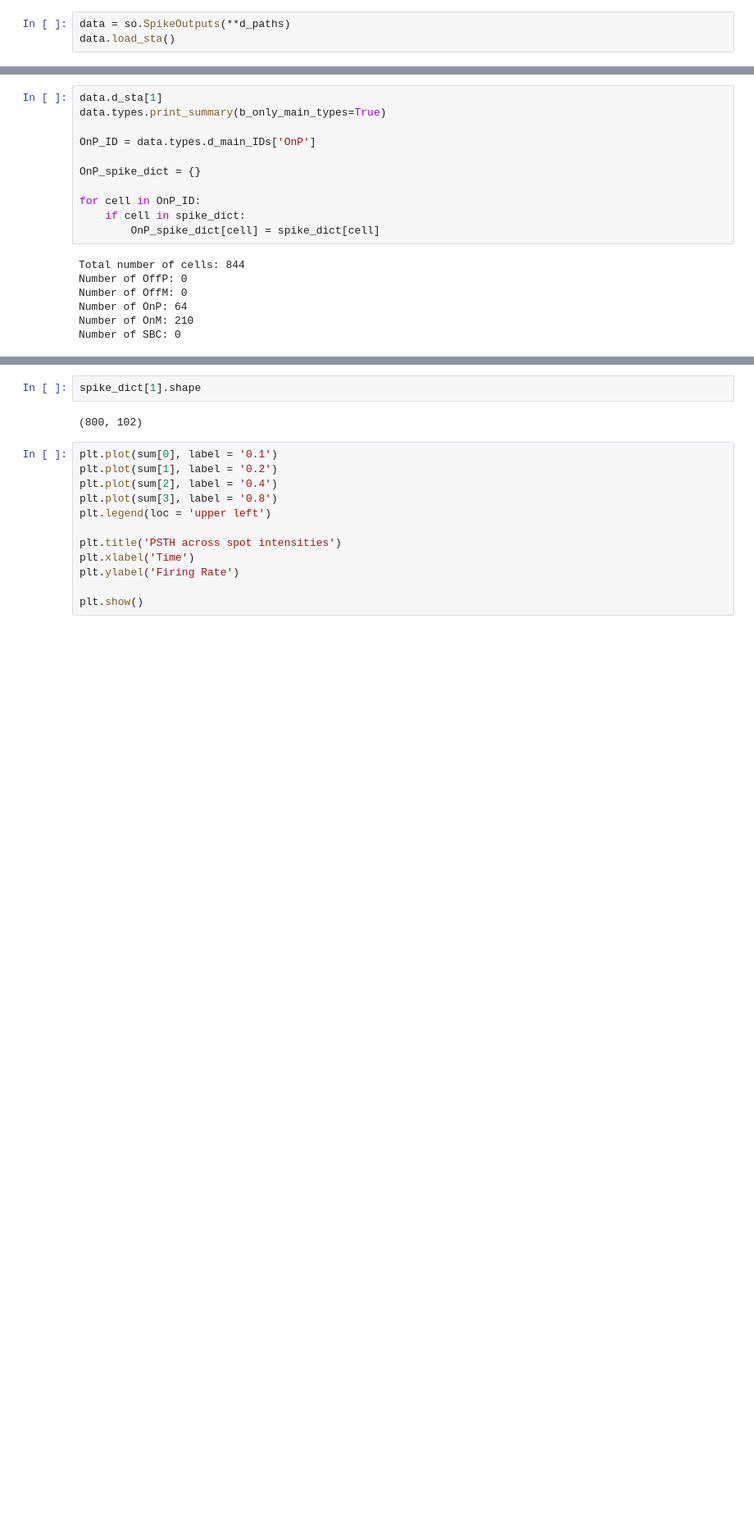
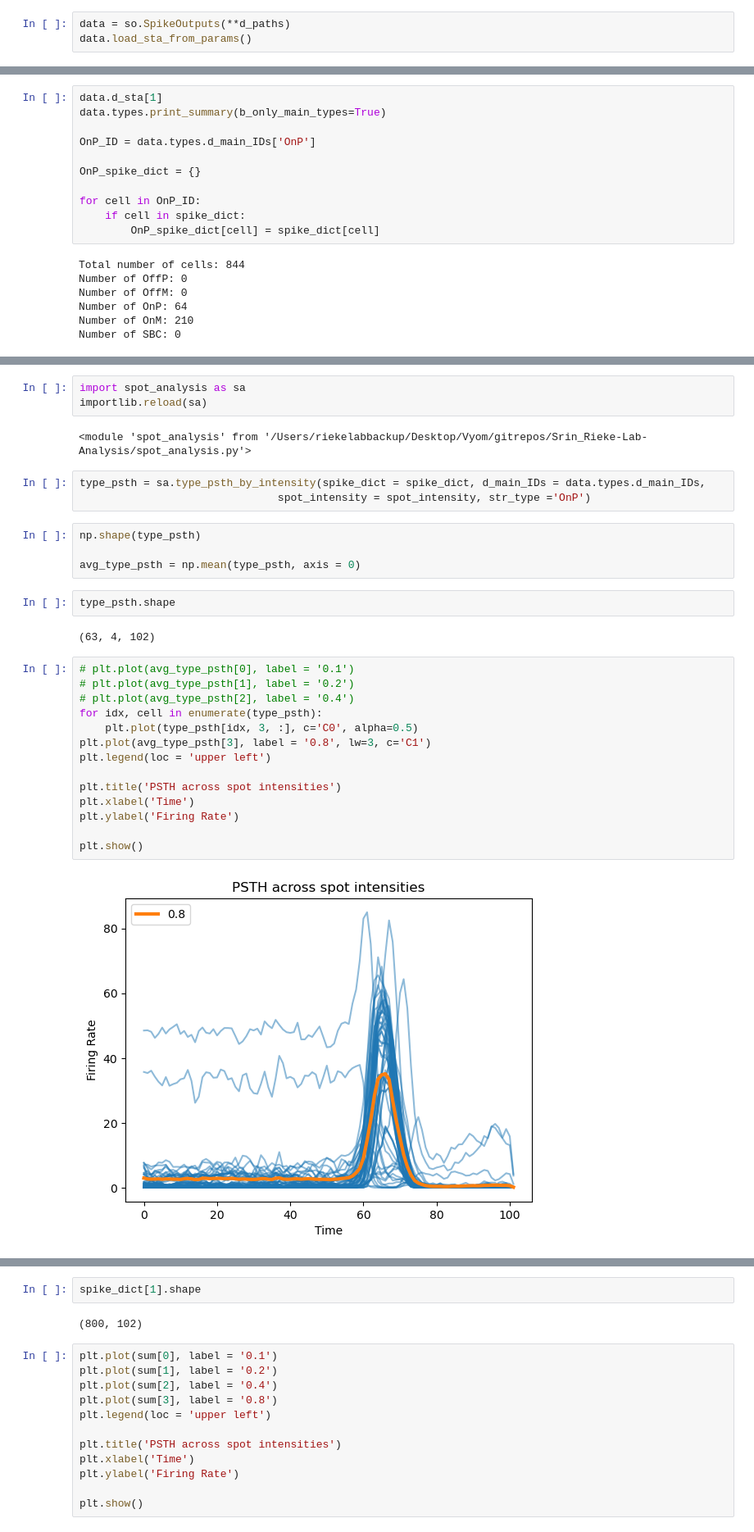
Before and after one commit to srinidhienaidu/Rieke-Lab-Analysis, a Jupyter notebook: 20230314C_chunk1_analysis.ipynb, the cells around one changed output, grey strips where cells are left out. Shown: that part at 82% size. Drawn from its saved outputs; the diff is of its cells as text; blank space fills up the shorter version.

```diff
--- a/20230314C_chunk1_analysis.ipynb
+++ b/20230314C_chunk1_analysis.ipynb
@@ -39,7 +38,7 @@ d_paths = {'str_experiment': str_experiment, 'paramsfile': os.path.join(str_exp_
            'str_classification': os.path.join(str_exp_dir, str_class), 'str_chunk': str_chunk}
 # %%
 data = so.SpikeOutputs(**d_paths)
-data.load_sta()
+data.load_sta_from_params()
 # %% [output]
 Loading STA from /Volumes/SrinDrive/20230314C/chunk1/kilosort2/kilosort2.params...
 Loaded STA for 844 cells.
@@ -83,0 +99,32 @@ Number of SBC: 0
+# %%
+import spot_analysis as sa
+importlib.reload(sa)
+# %% [output]
+<module 'spot_analysis' from '/Users/riekelabbackup/Desktop/Vyom/gitrepos/Srin_Rieke-Lab-Analysis/spot_analysis.py'>
+# %%
+type_psth = sa.type_psth_by_intensity(spike_dict = spike_dict, d_main_IDs = data.types.d_main_IDs,
+                               spot_intensity = spot_intensity, str_type ='OnP')
+# %%
+np.shape(type_psth)
+
+avg_type_psth = np.mean(type_psth, axis = 0)
+# %%
+type_psth.shape
+# %% [output]
+(63, 4, 102)
+# %%
+# plt.plot(avg_type_psth[0], label = '0.1')
+# plt.plot(avg_type_psth[1], label = '0.2')
+# plt.plot(avg_type_psth[2], label = '0.4')
+for idx, cell in enumerate(type_psth):
+    plt.plot(type_psth[idx, 3, :], c='C0', alpha=0.5)
+plt.plot(avg_type_psth[3], label = '0.8', lw=3, c='C1')
+plt.legend(loc = 'upper left')
+
+plt.title('PSTH across spot intensities')
+plt.xlabel('Time')
+plt.ylabel('Firing Rate')
+
+plt.show()
+# %% [output]
+[figure, added]
```
Also changed, not shown: parts of 11 cells of this notebook, 1 other file.
